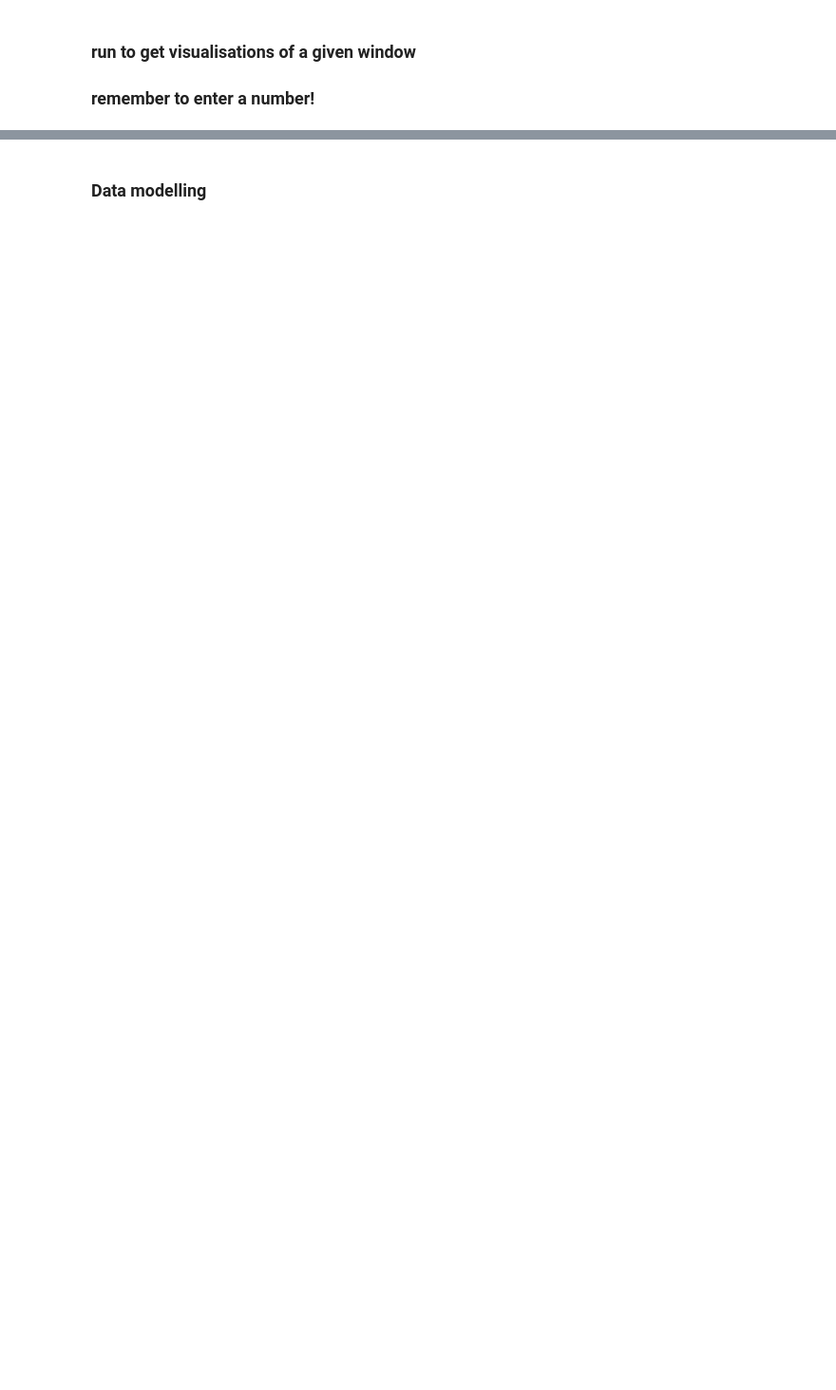
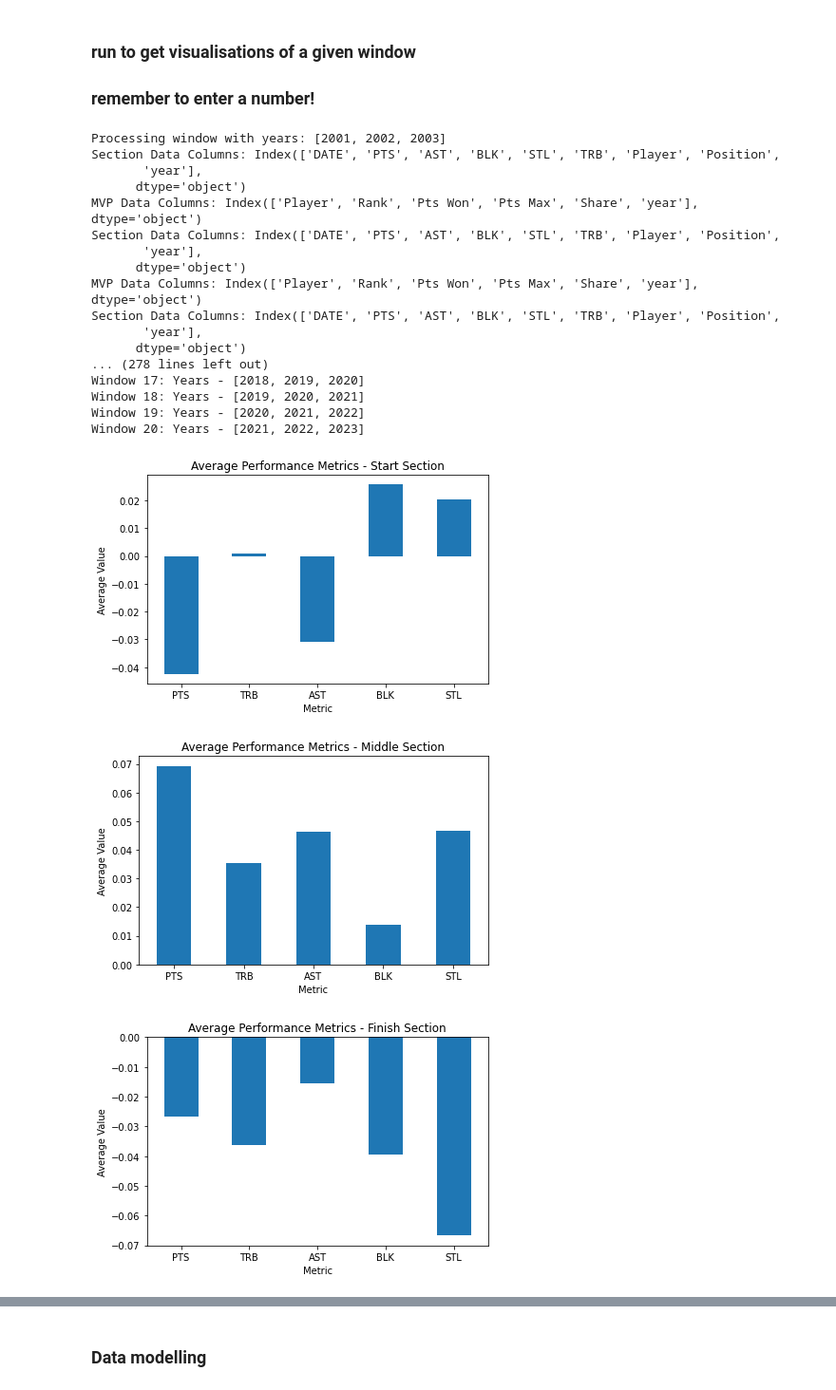
Before and after one commit to HammaTime123/Statistical-Analysis-of-the-significance-of-temporal-periods-in-the-outcomes-of-award-races, a Jupyter notebook: main.ipynb, the cells around one changed output, grey strips where cells are left out. Shown at 95% size. Saved outputs shown, nothing was run; the diff lists cells and outputs as text; code cells hidden in the pictures; blank space fills up the shorter version.

```diff
--- a/main.ipynb
+++ b/main.ipynb
@@ -56,27 +99,66 @@ get_iterable_window_data(players_by_year=players_by_year, data_path=player_data_
 # %%
 # Define player data path and players_by_year dictionary
 player_data_path = 'Raw_player_data_sets'
 
+# Get the iterator for window data, allow user to choose whether to split into sections or use full season
+split_choice = input("Do you want to split the season into start, middle, and finish sections? (yes/no): ").strip().lower()
+split_into_sections = True if split_choice == 'yes' else False
+
 # Get the iterator for window data
-window_data_iterator = get_iterable_window_data(players_by_year, player_data_path)
+window_data_iterator = get_iterable_window_data(players_by_year, player_data_path, split_into_sections=split_into_sections,mvp_data_path="MVP_data-sets/combined_MVP_data_set.csv")
 
 # Convert the iterator to a list to allow indexing for selection
 windows_data = list(window_data_iterator)
 
 # List the available windows for selection
 for i, window in enumerate(windows_data):
     print(f"Window {i}: Years - {window['window_years']}")
 
 # Let the user choose a window
 selected_window_index = int(input("Enter the window number you want to visualize: "))
 
 # Get the selected window's data
 selected_window_data = windows_data[selected_window_index]
 
-# Extract the combined sections
-combined_start_section = selected_window_data['combined_start_section']
-combined_middle_section = selected_window_data['combined_middle_section']
-combined_finish_section = selected_window_data['combined_finish_section']
+# Generate the visualizations for the selected window based on the user's choice
+if split_into_sections:
+    # Extract the combined sections
+    combined_start_section = selected_window_data['combined_start_section']
+    combined_middle_section = selected_window_data['combined_middle_section']
+    combined_finish_section = selected_window_data['combined_finish_section']
 
-# Generate the visualizations for the selected window
-visualize_combined_sections(combined_start_section, combined_middle_section, combined_finish_section)
+    # Generate the visualizations for the selected window with divided sections
+    visualize_combined_sections(
+        start_section=combined_start_section,
+        middle_section=combined_middle_section,
+        finish_section=combined_finish_section
+    )
+
+
+
+else:
+    # Extract the combined season
+    combined_season = selected_window_data['combined_season']
+    # Generate the visualizations for the selected window with the full season
+    visualize_combined_sections(combined_season=combined_season)
+# %% [output]
+Processing window with years: [2001, 2002, 2003]
+Section Data Columns: Index(['DATE', 'PTS', 'AST', 'BLK', 'STL', 'TRB', 'Player', 'Position',
+       'year'],
+      dtype='object')
+MVP Data Columns: Index(['Player', 'Rank', 'Pts Won', 'Pts Max', 'Share', 'year'], dtype='object')
+Section Data Columns: Index(['DATE', 'PTS', 'AST', 'BLK', 'STL', 'TRB', 'Player', 'Position',
+       'year'],
+      dtype='object')
+MVP Data Columns: Index(['Player', 'Rank', 'Pts Won', 'Pts Max', 'Share', 'year'], dtype='object')
+Section Data Columns: Index(['DATE', 'PTS', 'AST', 'BLK', 'STL', 'TRB', 'Player', 'Position',
+       'year'],
+      dtype='object')
+... (278 lines left out)
+Window 17: Years - [2018, 2019, 2020]
+Window 18: Years - [2019, 2020, 2021]
+Window 19: Years - [2020, 2021, 2022]
+Window 20: Years - [2021, 2022, 2023]
+[figure, added]
+[figure, added]
+[figure, added]
```
Also changed, not shown: parts of 5 cells of this notebook, 4 other files.
